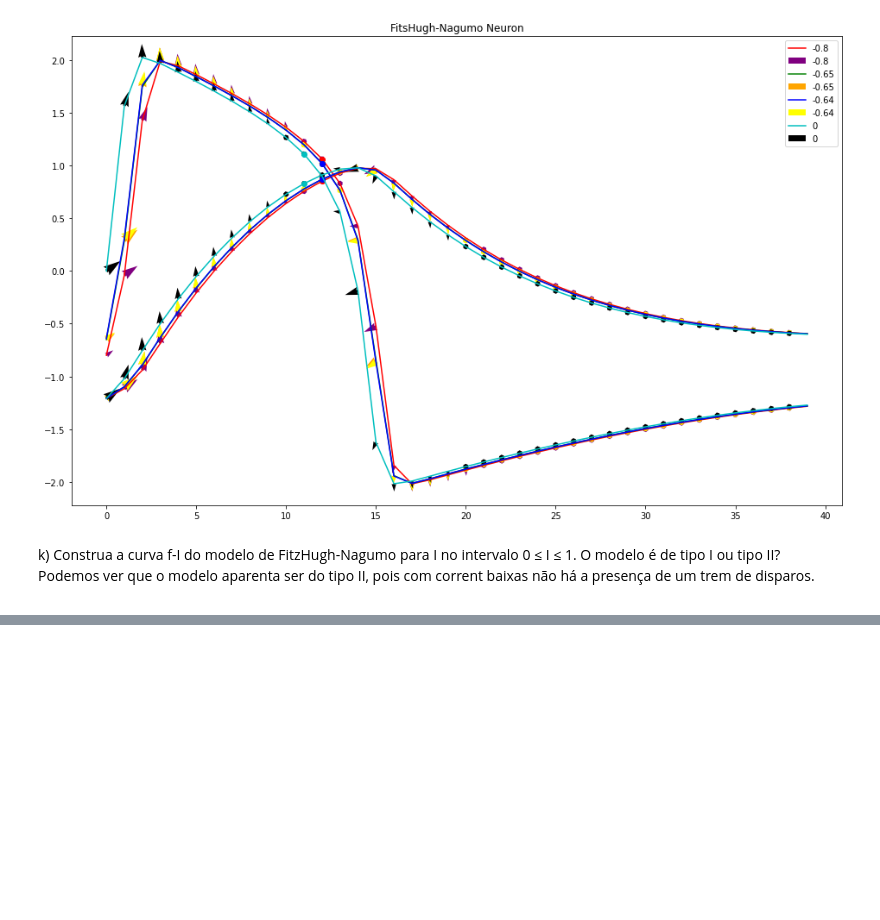
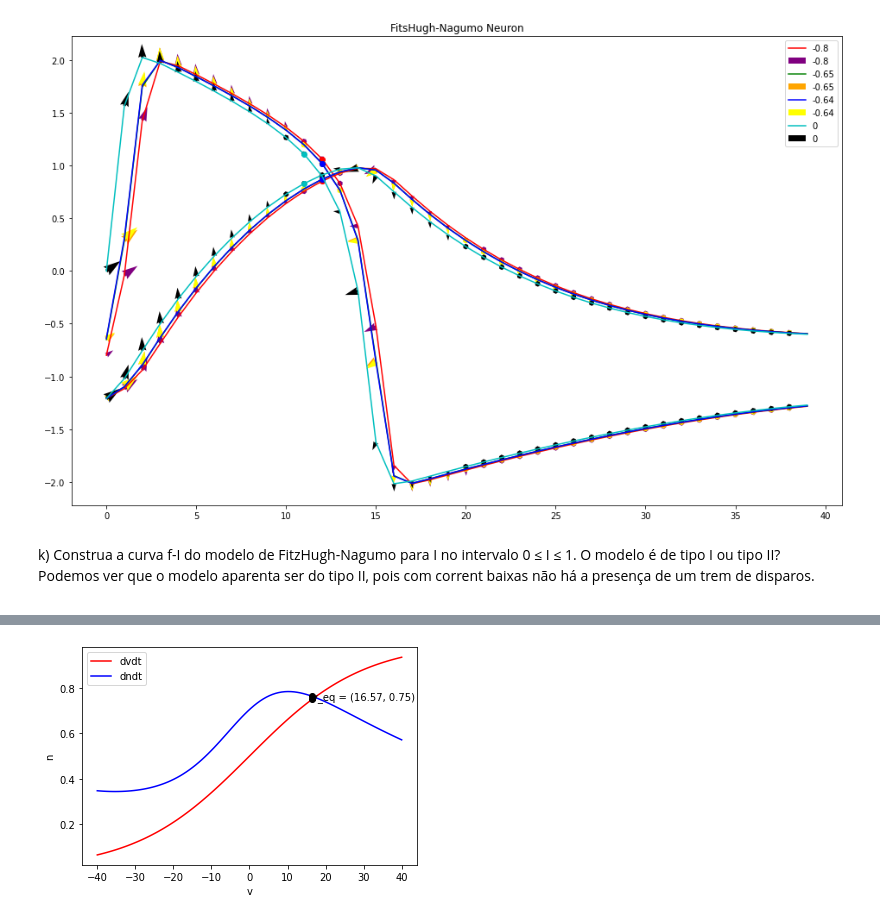
Before and after one commit to RafaelMRazeira/neurociencia_computacional_2022, a Jupyter notebook: Lista4/Lista4.ipynb, the cells around one changed output, grey strips where cells are left out. Cells and saved outputs as stored; diff of their text form; code cells hidden in the pictures; blank space fills up the shorter version.

```diff
--- a/Lista4/Lista4.ipynb
+++ b/Lista4/Lista4.ipynb
@@ -369,0 +413,9 @@ The min number of action potencials was 0.0 Hz
+# %%
+MLNull = MorrisLecarNullclines()
+v, dvdt, dndt = MLNull.calc_nullclines()
+# %%
+idx = find_equilibrium(dvdt, dndt)
+
+MLNull.plot_equilibrium_nullclines(v, dndt, dvdt, idx)
+# %% [output]
+[figure, added]
```
Also changed, not shown: parts of 44 cells of this notebook, 3 other files.
